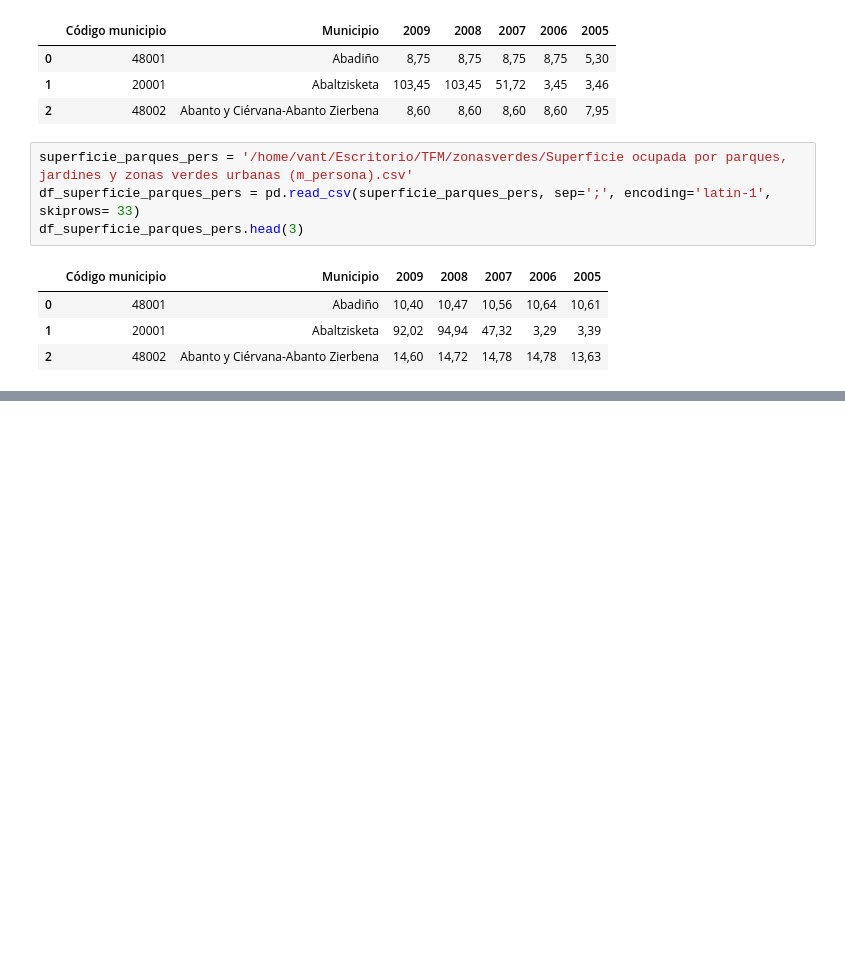
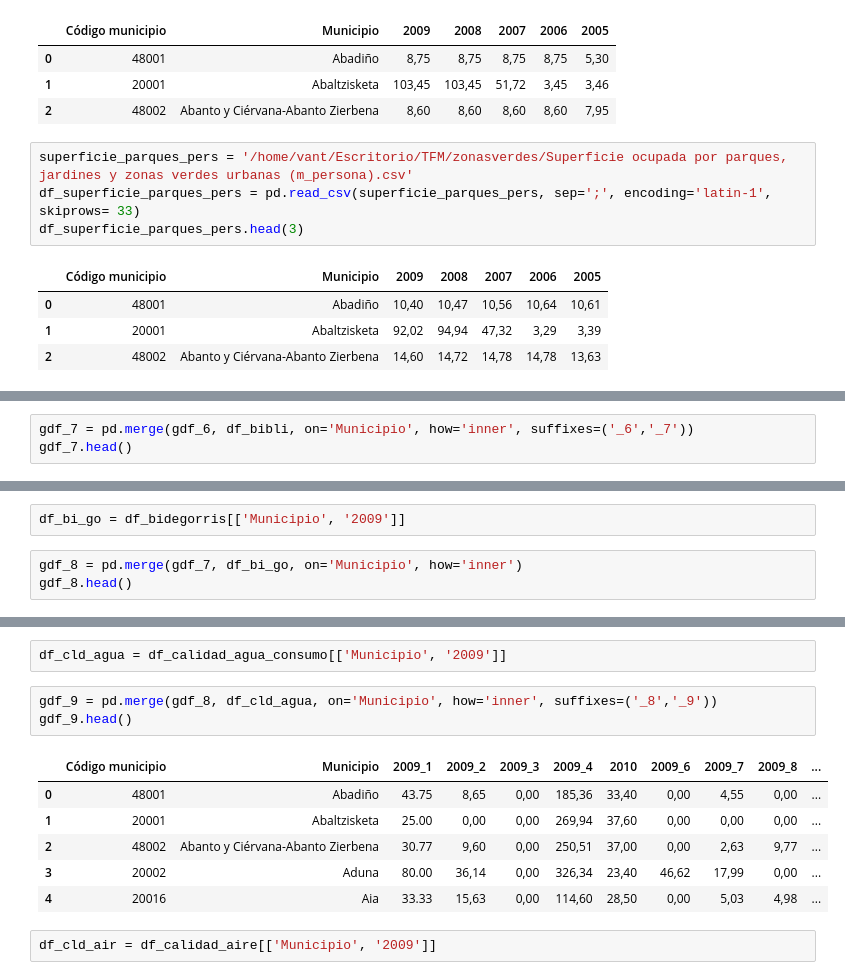
Before and after one commit to UrtziFM/TFM-How-AI-can-finish-with-politicians, a Jupyter notebook: 1. Step - Building the Big DataFrame.ipynb, the cells around one changed output, grey strips where cells are left out. Saved outputs shown, nothing was run; the diff lists cells and outputs as text; blank space fills up the shorter version.

```diff
--- a/1. Step - Building the Big DataFrame.ipynb
+++ b/1. Step - Building the Big DataFrame.ipynb
@@ -658,0 +764,3 @@ df_superficie_parques_pers.head(3)
+# %%
+gdf_7 = pd.merge(gdf_6, df_bibli, on='Municipio', how='inner', suffixes=('_6','_7'))
+gdf_7.head()
@@ -658,0 +774,5 @@ df_superficie_parques_pers.head(3)
+# %%
+df_bi_go = df_bidegorris[['Municipio', '2009']]
+# %%
+gdf_8 = pd.merge(gdf_7, df_bi_go, on='Municipio', how='inner')
+gdf_8.head()
@@ -658,0 +786,14 @@ df_superficie_parques_pers.head(3)
+# %%
+df_cld_agua = df_calidad_agua_consumo[['Municipio', '2009']]
+# %%
+gdf_9 = pd.merge(gdf_8, df_cld_agua, on='Municipio', how='inner', suffixes=('_8','_9'))
+gdf_9.head()
+# %% [output]
+|  | Código municipio | Municipio | 2009_1 | 2009_2 | 2009_3 | 2009_4 | 2010 | 2009_6 | 2009_7 | 2009_8 | ... |
+| 0 | 48001 | Abadiño | 43.75 | 8,65 | 0,00 | 185,36 | 33,40 | 0,00 | 4,55 | 0,00 | ... |
+| 1 | 20001 | Abaltzisketa | 25.00 | 0,00 | 0,00 | 269,94 | 37,60 | 0,00 | 0,00 | 0,00 | ... |
+| 2 | 48002 | Abanto y Ciérvana-Abanto Zierbena | 30.77 | 9,60 | 0,00 | 250,51 | 37,00 | 0,00 | 2,63 | 9,77 | ... |
+| 3 | 20002 | Aduna | 80.00 | 36,14 | 0,00 | 326,34 | 23,40 | 46,62 | 17,99 | 0,00 | ... |
+| 4 | 20016 | Aia | 33.33 | 15,63 | 0,00 | 114,60 | 28,50 | 0,00 | 5,03 | 4,98 | ... |
+# %%
+df_cld_air = df_calidad_aire[['Municipio', '2009']]
```
Also changed, not shown: parts of 139 cells of this notebook.
